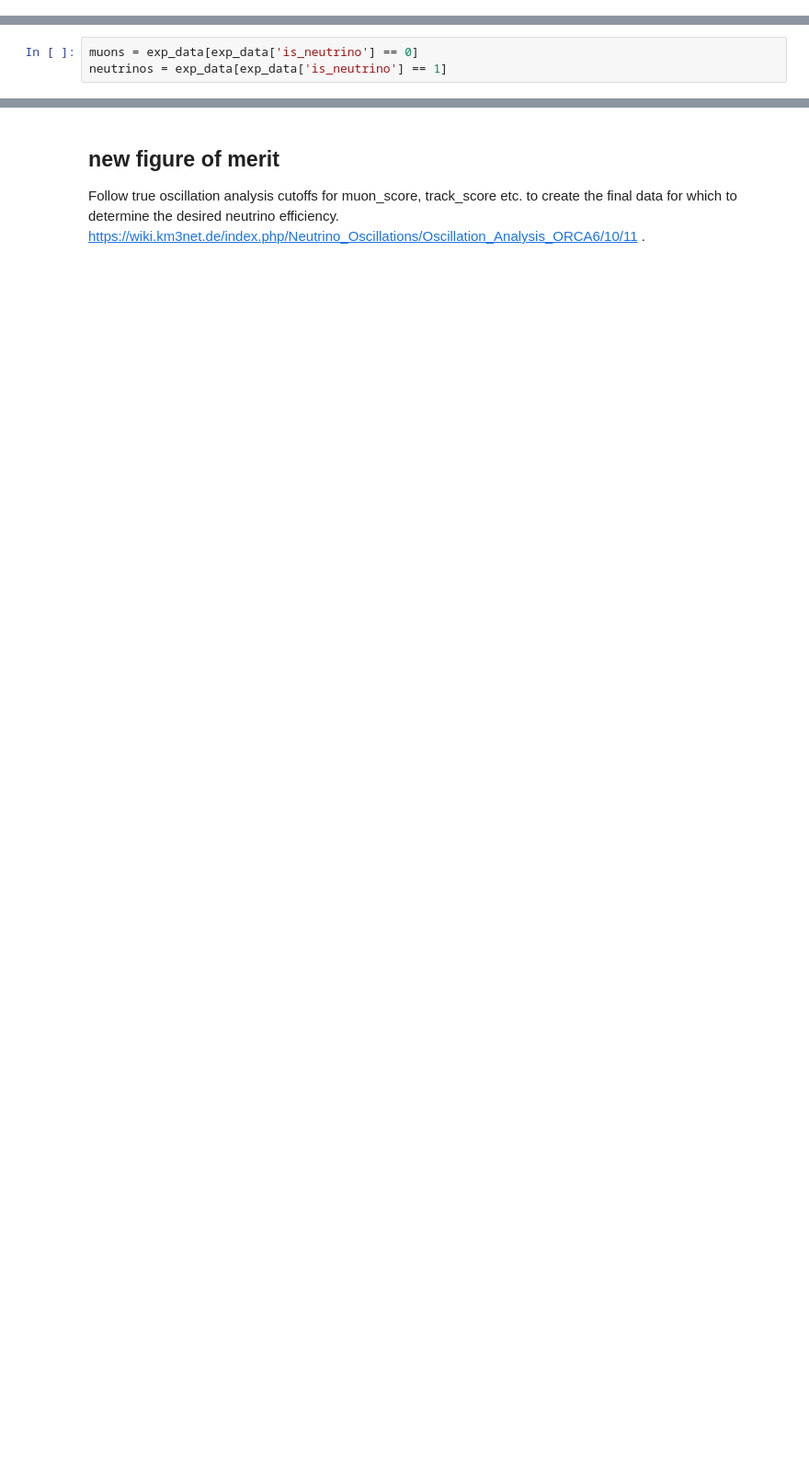
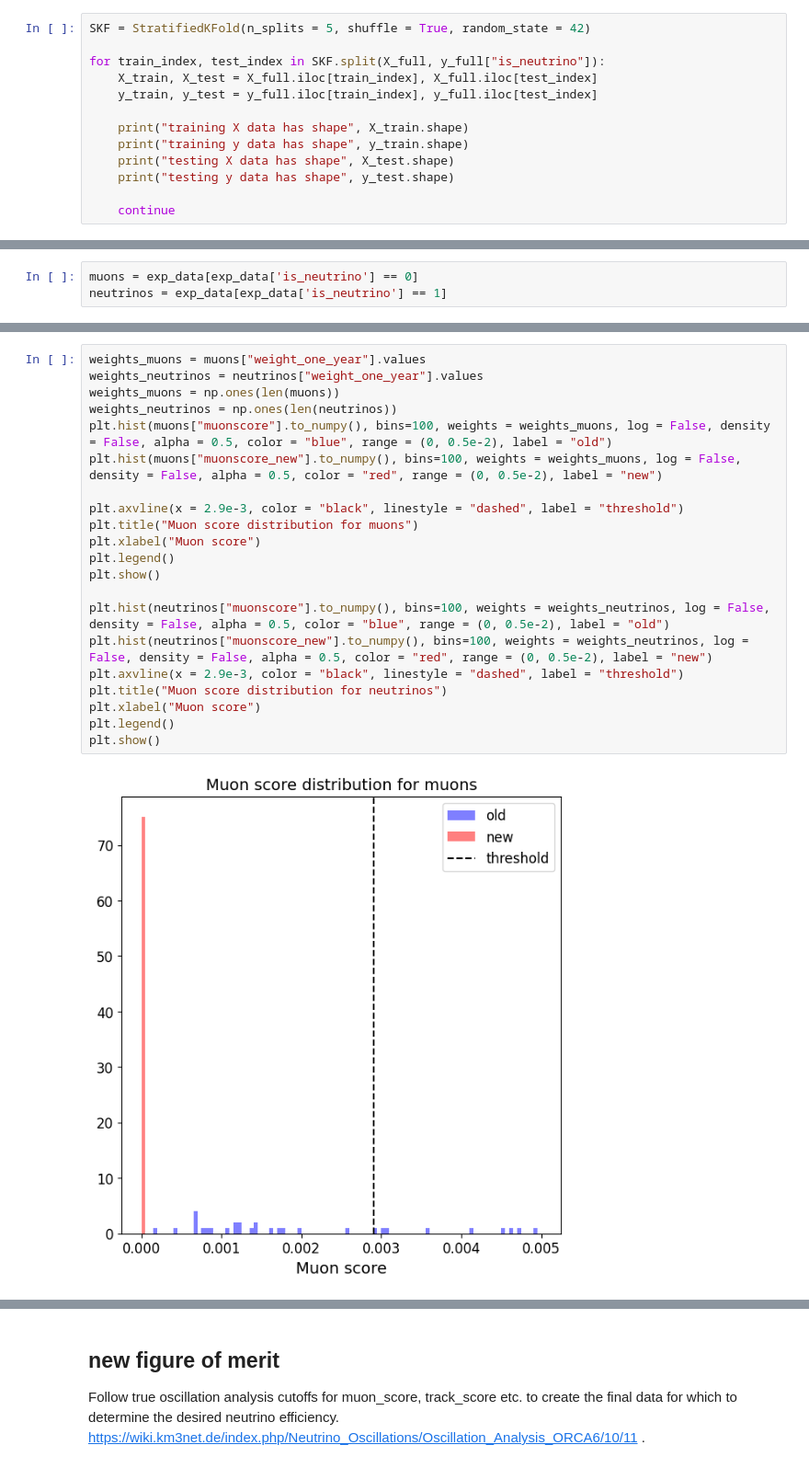
Before and after one commit to JesseBosman/NIKHEF_repo, a Jupyter notebook: RDF.ipynb, the cells around one changed output, grey strips where cells are left out. Shown at 92% size. Saved outputs shown, nothing was run; the diff lists cells and outputs as text; blank space fills up the shorter version.

```diff
--- a/RDF.ipynb
+++ b/RDF.ipynb
@@ -125,0 +132,13 @@ Name: count, dtype: int64
+# %%
+SKF = StratifiedKFold(n_splits = 5, shuffle = True, random_state = 42)
+
+for train_index, test_index in SKF.split(X_full, y_full["is_neutrino"]):
+    X_train, X_test = X_full.iloc[train_index], X_full.iloc[test_index]
+    y_train, y_test = y_full.iloc[train_index], y_full.iloc[test_index]
+
+    print("training X data has shape", X_train.shape)
+    print("training y data has shape", y_train.shape)
+    print("testing X data has shape", X_test.shape)
+    print("testing y data has shape", y_test.shape)
+
+    continue
@@ -237,0 +261,23 @@ plt.show()
+# %%
+weights_muons = muons["weight_one_year"].values
+weights_neutrinos = neutrinos["weight_one_year"].values
+weights_muons = np.ones(len(muons))
+weights_neutrinos = np.ones(len(neutrinos))
+plt.hist(muons["muonscore"].to_numpy(), bins=100, weights = weights_muons, log = False, density = False, alpha = 0.5, color = "blue", range = (0, 0.5e-2), label = "old")
+plt.hist(muons["muonscore_new"].to_numpy(), bins=100, weights = weights_muons, log = False, density = False, alpha = 0.5, color = "red", range = (0, 0.5e-2), label = "new")
+
+plt.axvline(x = 2.9e-3, color = "black", linestyle = "dashed", label = "threshold")
+plt.title("Muon score distribution for muons")
+plt.xlabel("Muon score")
+plt.legend()
+plt.show()
+
+plt.hist(neutrinos["muonscore"].to_numpy(), bins=100, weights = weights_neutrinos, log = False, density = False, alpha = 0.5, color = "blue", range = (0, 0.5e-2), label = "old")
+plt.hist(neutrinos["muonscore_new"].to_numpy(), bins=100, weights = weights_neutrinos, log = False, density = False, alpha = 0.5, color = "red", range = (0, 0.5e-2), label = "new")
+plt.axvline(x = 2.9e-3, color = "black", linestyle = "dashed", label = "threshold")
+plt.title("Muon score distribution for neutrinos")
+plt.xlabel("Muon score")
+plt.legend()
+plt.show()
+# %% [output]
+[figure, added]
```
Also changed, not shown: parts of 23 cells of this notebook, 17 other files.
